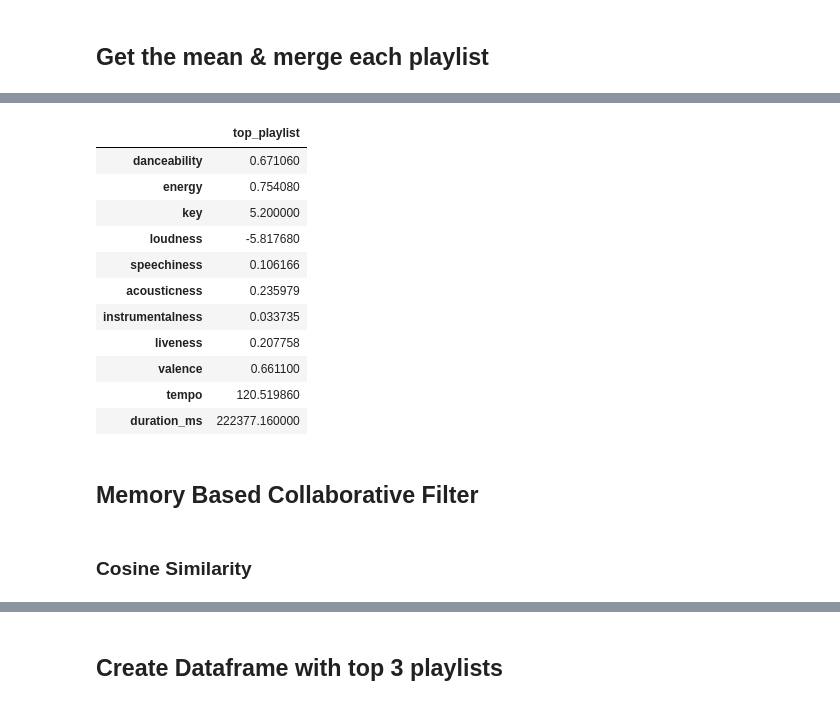
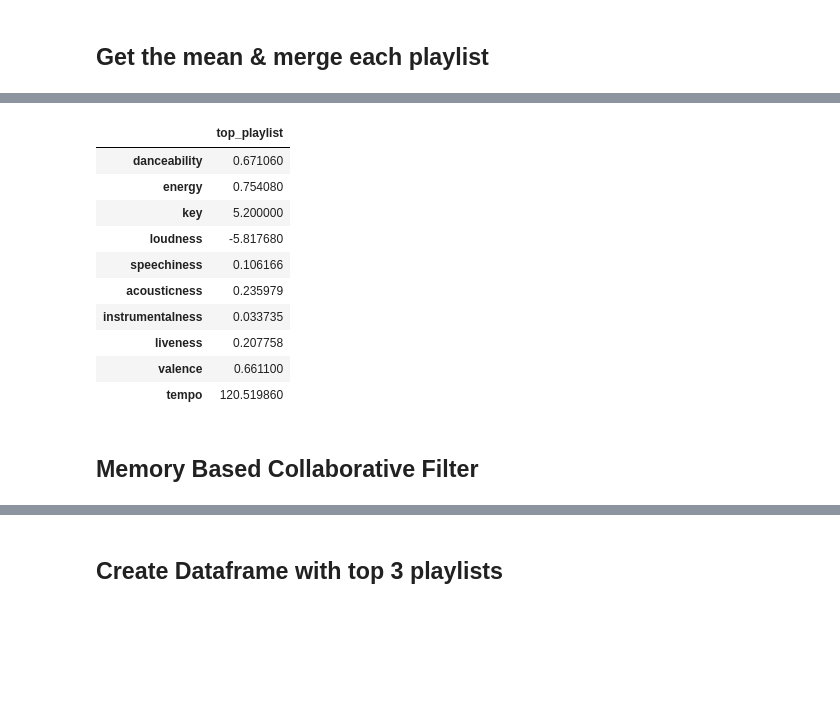
Before and after one commit to vvenkatesh-ML/Spotify-Recommendation-System, a Jupyter notebook: Spotify Recommendation System .ipynb, the cells around one changed output, grey strips where cells are left out. Drawn from its saved outputs; the diff is of its cells as text; code cells hidden in the pictures; blank space fills up the shorter version.

```diff
--- a/Spotify Recommendation System .ipynb
+++ b/Spotify Recommendation System .ipynb
@@ -277,20 +373,18 @@ X
 # %%
 y = pd.DataFrame(df_final_features.mean(), columns = ['top_playlist'])
+y = y[:10]
 y
 # %% [output]
 |  | top_playlist |
 | danceability | 0.671060 |
 | energy | 0.754080 |
 | key | 5.200000 |
 | loudness | -5.817680 |
 | speechiness | 0.106166 |
 | acousticness | 0.235979 |
 | instrumentalness | 0.033735 |
 | liveness | 0.207758 |
 | valence | 0.661100 |
 | tempo | 120.519860 |
-| duration_ms | 222377.160000 |
 # %% [markdown]
 ## Memory Based Collaborative Filter
-# %% [markdown]
-### Cosine Similarity
```
Also changed, not shown: parts of 49 cells of this notebook, 1 other file.
